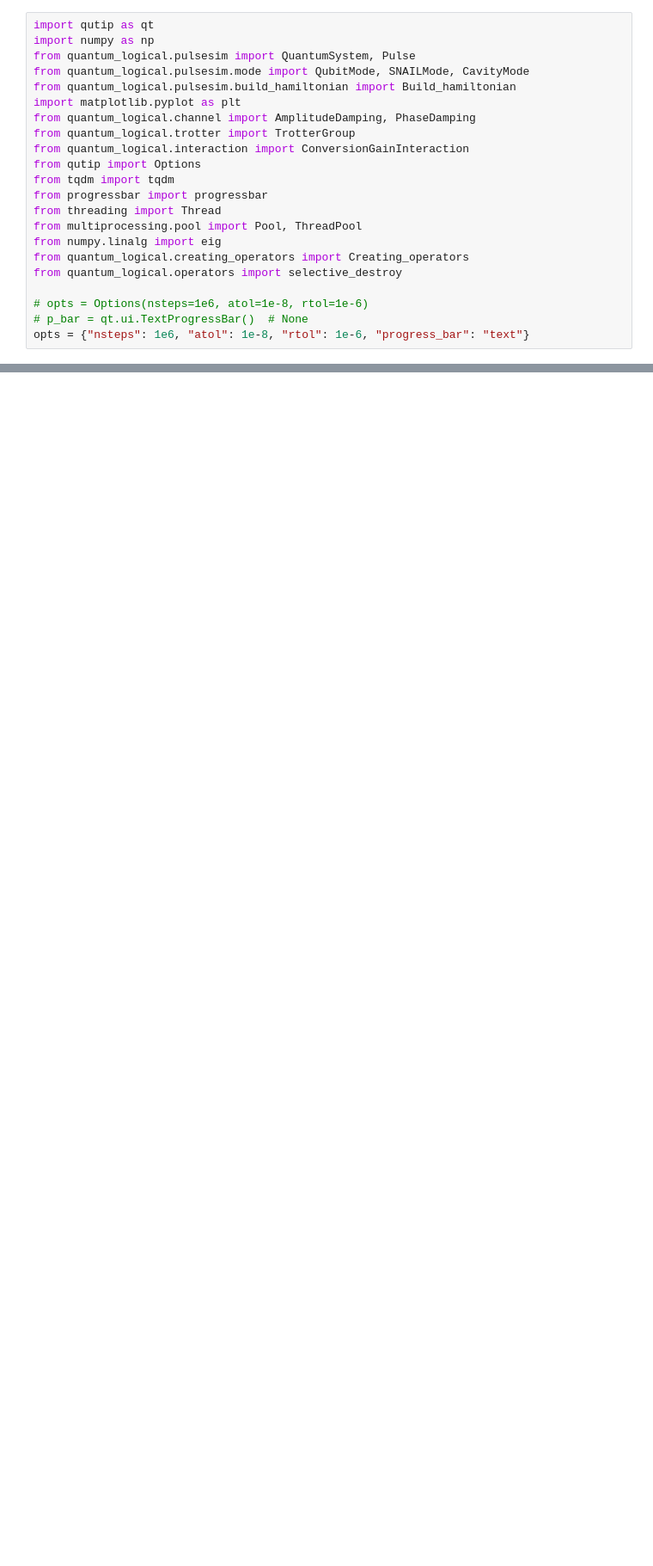
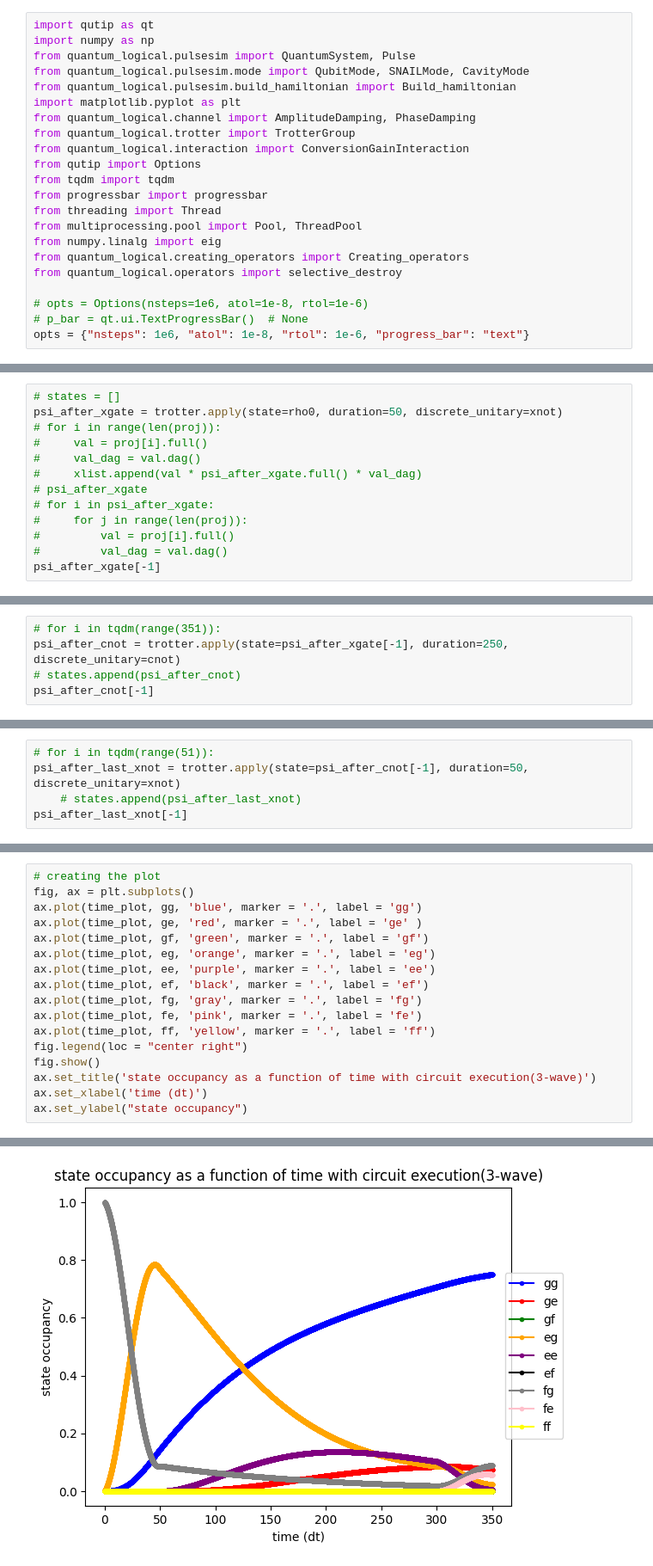
Before and after one commit to Pitt-JonesLab/quantum_logical, a Jupyter notebook: src/notebooks/error_correction/11_trotterization.ipynb, the cells around one changed output, grey strips where cells are left out. Shown at 86% size. Drawn from its saved outputs; the diff is of its cells as text; blank space fills up the shorter version.

```diff
--- a/src/notebooks/error_correction/11_trotterization.ipynb
+++ b/src/notebooks/error_correction/11_trotterization.ipynb
@@ -37,0 +113,13 @@ TypeError: must be real number, not Qobj
+# %%
+# states = []
+psi_after_xgate = trotter.apply(state=rho0, duration=50, discrete_unitary=xnot)
+# for i in range(len(proj)):
+#     val = proj[i].full()
+#     val_dag = val.dag()
+#     xlist.append(val * psi_after_xgate.full() * val_dag)
+# psi_after_xgate
+# for i in psi_after_xgate:
+#     for j in range(len(proj)):
+#         val = proj[i].full()
+#         val_dag = val.dag()
+psi_after_xgate[-1]
@@ -37,0 +128,5 @@ TypeError: must be real number, not Qobj
+# %%
+# for i in tqdm(range(351)):
+psi_after_cnot = trotter.apply(state=psi_after_xgate[-1], duration=250, discrete_unitary=cnot)
+# states.append(psi_after_cnot)
+psi_after_cnot[-1]
@@ -37,0 +135,5 @@ TypeError: must be real number, not Qobj
+# %%
+# for i in tqdm(range(51)):
+psi_after_last_xnot = trotter.apply(state=psi_after_cnot[-1], duration=50, discrete_unitary=xnot)
+    # states.append(psi_after_last_xnot)
+psi_after_last_xnot[-1]
@@ -37,0 +177,18 @@ TypeError: must be real number, not Qobj
+# %%
+# creating the plot
+fig, ax = plt.subplots()
+ax.plot(time_plot, gg, 'blue', marker = '.', label = 'gg')
+ax.plot(time_plot, ge, 'red', marker = '.', label = 'ge' )
+ax.plot(time_plot, gf, 'green', marker = '.', label = 'gf')
+ax.plot(time_plot, eg, 'orange', marker = '.', label = 'eg')
+ax.plot(time_plot, ee, 'purple', marker = '.', label = 'ee')
+ax.plot(time_plot, ef, 'black', marker = '.', label = 'ef')
+ax.plot(time_plot, fg, 'gray', marker = '.', label = 'fg')
+ax.plot(time_plot, fe, 'pink', marker = '.', label = 'fe')
+ax.plot(time_plot, ff, 'yellow', marker = '.', label = 'ff')
+fig.legend(loc = "center right")
+fig.show()
+ax.set_title('state occupancy as a function of time with circuit execution(3-wave)')
+ax.set_xlabel('time (dt)')
+ax.set_ylabel("state occupancy")
+# %% [output]
@@ -37,0 +196 @@ TypeError: must be real number, not Qobj
+[figure, added]
```
Also changed, not shown: parts of 18 cells of this notebook, 11 other files.
